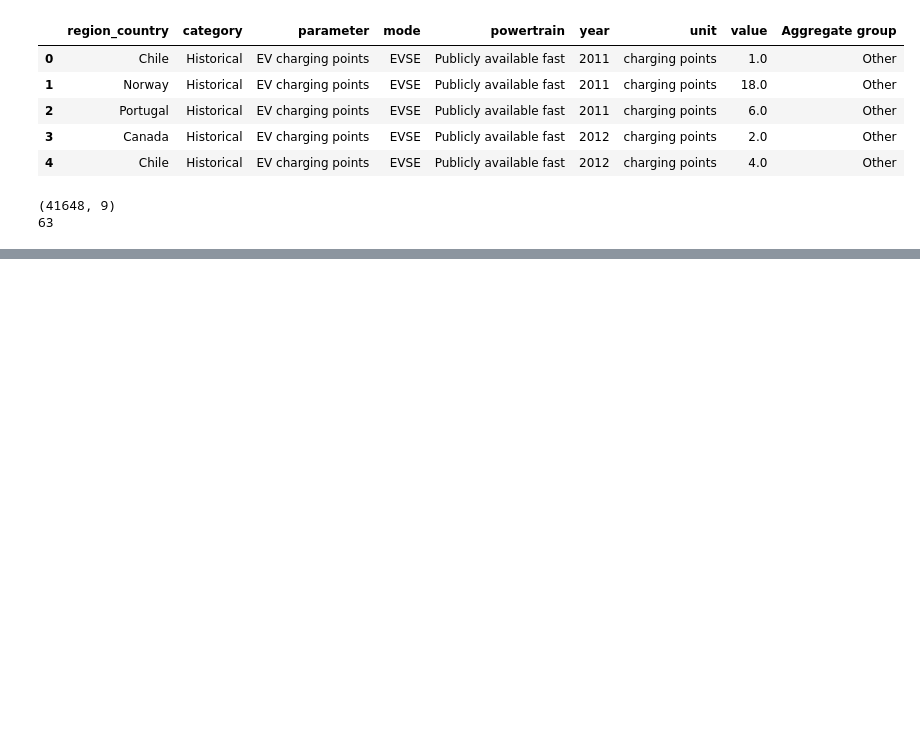
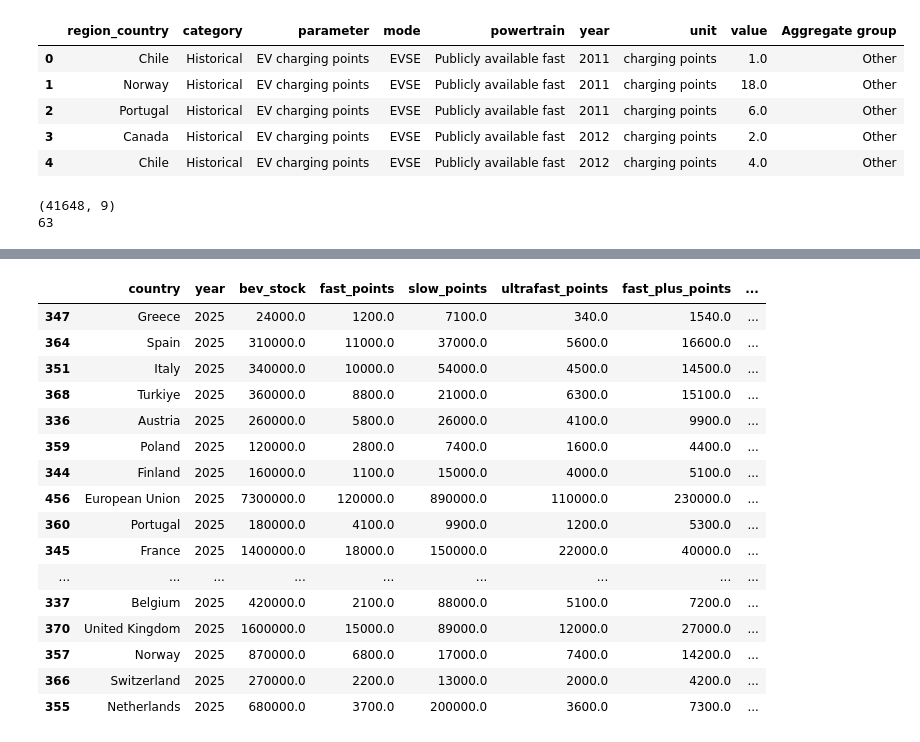
Before and after one commit to kraussk9/ev-charging-gap, a Jupyter notebook: notebooks/04_clean_iea.ipynb, the cells around one changed output, grey strips where cells are left out. Saved outputs shown, nothing was run; the diff lists cells and outputs as text; code cells hidden in the pictures; blank space fills up the shorter version.

Commit message:
Clean IEA data for European comparison

```diff
--- a/notebooks/04_clean_iea.ipynb
+++ b/notebooks/04_clean_iea.ipynb
@@ -42,0 +137,12 @@ print(iea_hist["region_country"].nunique())
+# %%
+# Put cars and charging points side by side (the pandas version of a SQL JOIN)
+# 1. Match rows on the same country AND the same year
+# 2. Inner join: keep only country-years that appear in BOTH tables
+#    (drops countries with car data but no charging data, e.g. Cambodia)
+# 3. Check: expect (457, 8) and 44 places (43 countries + the EU)
+
+europe_compare = bev_stock.merge(points, on=["country", "year"], how="inner")
+
+print(europe_compare.shape)
+print(europe_compare["country"].nunique())
+europe_compare.head()
@@ -42,0 +158,49 @@ print(iea_hist["region_country"].nunique())
+# %%
+# Calculate the ratios, mark European countries, and save
+# 1. Battery electric cars per public charging point (any speed)
+# 2. Battery electric cars per fast charging point (over 22kW, the road-trip measure)
+# 3. Mark the 18 European countries with complete data (is_europe)
+#    and the EU total as a benchmark (is_eu_benchmark), so Tableau can filter them
+# 4. Save to data/clean
+
+europe_compare["bevs_per_point"] = europe_compare["bev_stock"] / europe_compare["total_points"]
+europe_compare["bevs_per_fast_point"] = europe_compare["bev_stock"] / europe_compare["fast_plus_points"]
+
+europe = [
+    "Austria", "Belgium", "Denmark", "Finland", "France", "Germany",
+    "Greece", "Iceland", "Italy", "Netherlands", "Norway", "Poland",
+    "Portugal", "Spain", "Sweden", "Switzerland", "Turkiye", "United Kingdom"
+]
+
+europe_compare["is_europe"] = europe_compare["country"].isin(europe)
+europe_compare["is_eu_benchmark"] = europe_compare["country"] == "European Union"
+
+europe_compare.to_csv("../data/clean/europe_comparison.csv", index=False)
+# %%
+# Check: the 2025 European comparison, sorted by cars per fast charger
+# Expect 18 countries + the EU; the UK at 13.8 per point and 59.3 per fast point
+
+check = europe_compare[
+    (europe_compare["year"] == 2025) &
+    (europe_compare["is_europe"] | europe_compare["is_eu_benchmark"])
+]
+
+check.sort_values("bevs_per_fast_point").round(1)
+# %% [output]
+|  | country | year | bev_stock | fast_points | slow_points | ultrafast_points | fast_plus_points | ... |
+| 347 | Greece | 2025 | 24000.0 | 1200.0 | 7100.0 | 340.0 | 1540.0 | ... |
+| 364 | Spain | 2025 | 310000.0 | 11000.0 | 37000.0 | 5600.0 | 16600.0 | ... |
+| 351 | Italy | 2025 | 340000.0 | 10000.0 | 54000.0 | 4500.0 | 14500.0 | ... |
+| 368 | Turkiye | 2025 | 360000.0 | 8800.0 | 21000.0 | 6300.0 | 15100.0 | ... |
+| 336 | Austria | 2025 | 260000.0 | 5800.0 | 26000.0 | 4100.0 | 9900.0 | ... |
+| 359 | Poland | 2025 | 120000.0 | 2800.0 | 7400.0 | 1600.0 | 4400.0 | ... |
+| 344 | Finland | 2025 | 160000.0 | 1100.0 | 15000.0 | 4000.0 | 5100.0 | ... |
+| 456 | European Union | 2025 | 7300000.0 | 120000.0 | 890000.0 | 110000.0 | 230000.0 | ... |
+| 360 | Portugal | 2025 | 180000.0 | 4100.0 | 9900.0 | 1200.0 | 5300.0 | ... |
+| 345 | France | 2025 | 1400000.0 | 18000.0 | 150000.0 | 22000.0 | 40000.0 | ... |
+| ... | ... | ... | ... | ... | ... | ... | ... | ... |
+| 337 | Belgium | 2025 | 420000.0 | 2100.0 | 88000.0 | 5100.0 | 7200.0 | ... |
+| 370 | United Kingdom | 2025 | 1600000.0 | 15000.0 | 89000.0 | 12000.0 | 27000.0 | ... |
+| 357 | Norway | 2025 | 870000.0 | 6800.0 | 17000.0 | 7400.0 | 14200.0 | ... |
+| 366 | Switzerland | 2025 | 270000.0 | 2200.0 | 13000.0 | 2000.0 | 4200.0 | ... |
+| 355 | Netherlands | 2025 | 680000.0 | 3700.0 | 200000.0 | 3600.0 | 7300.0 | ... |
```
Also changed, not shown: parts of 5 cells of this notebook.
